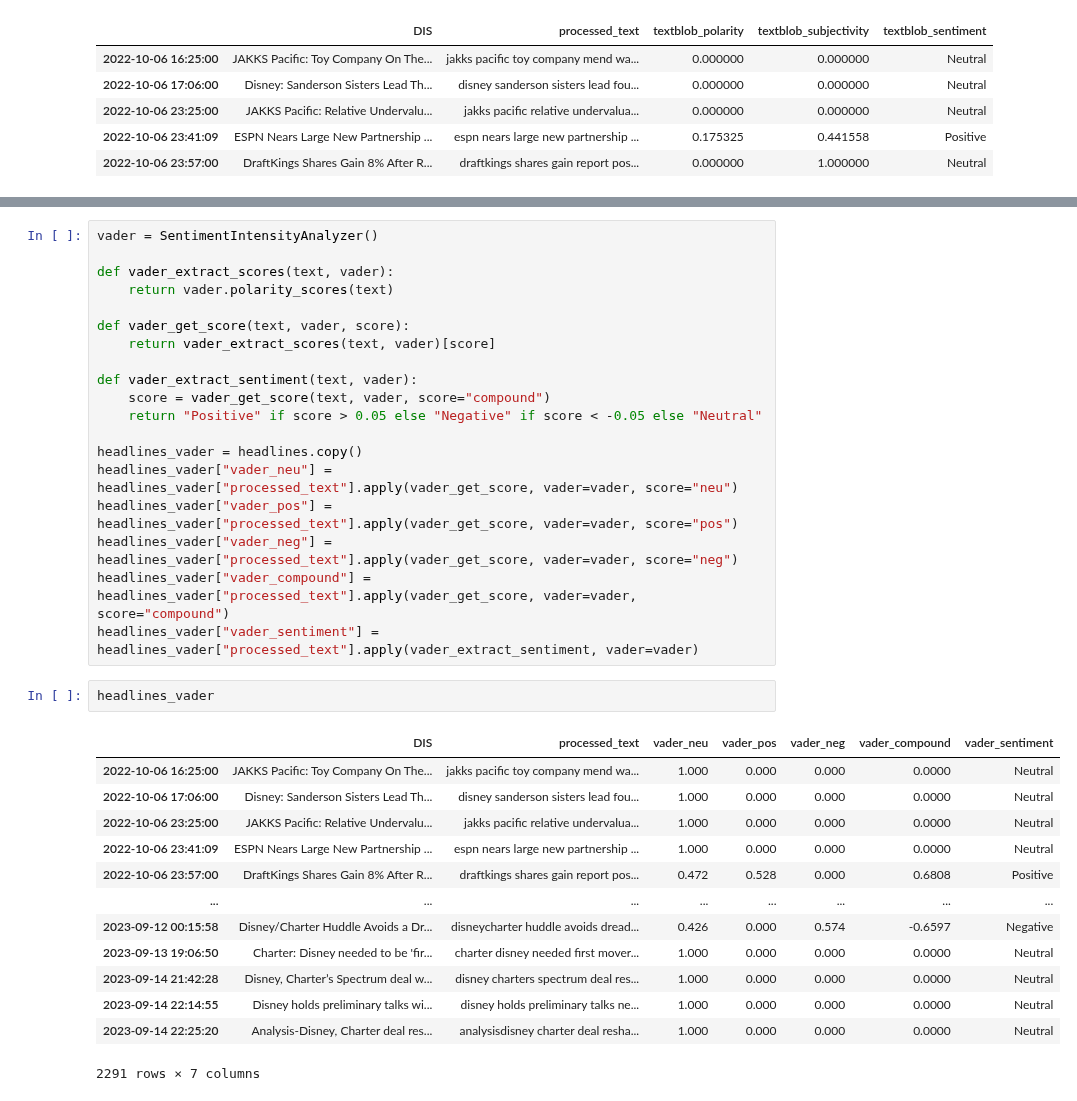
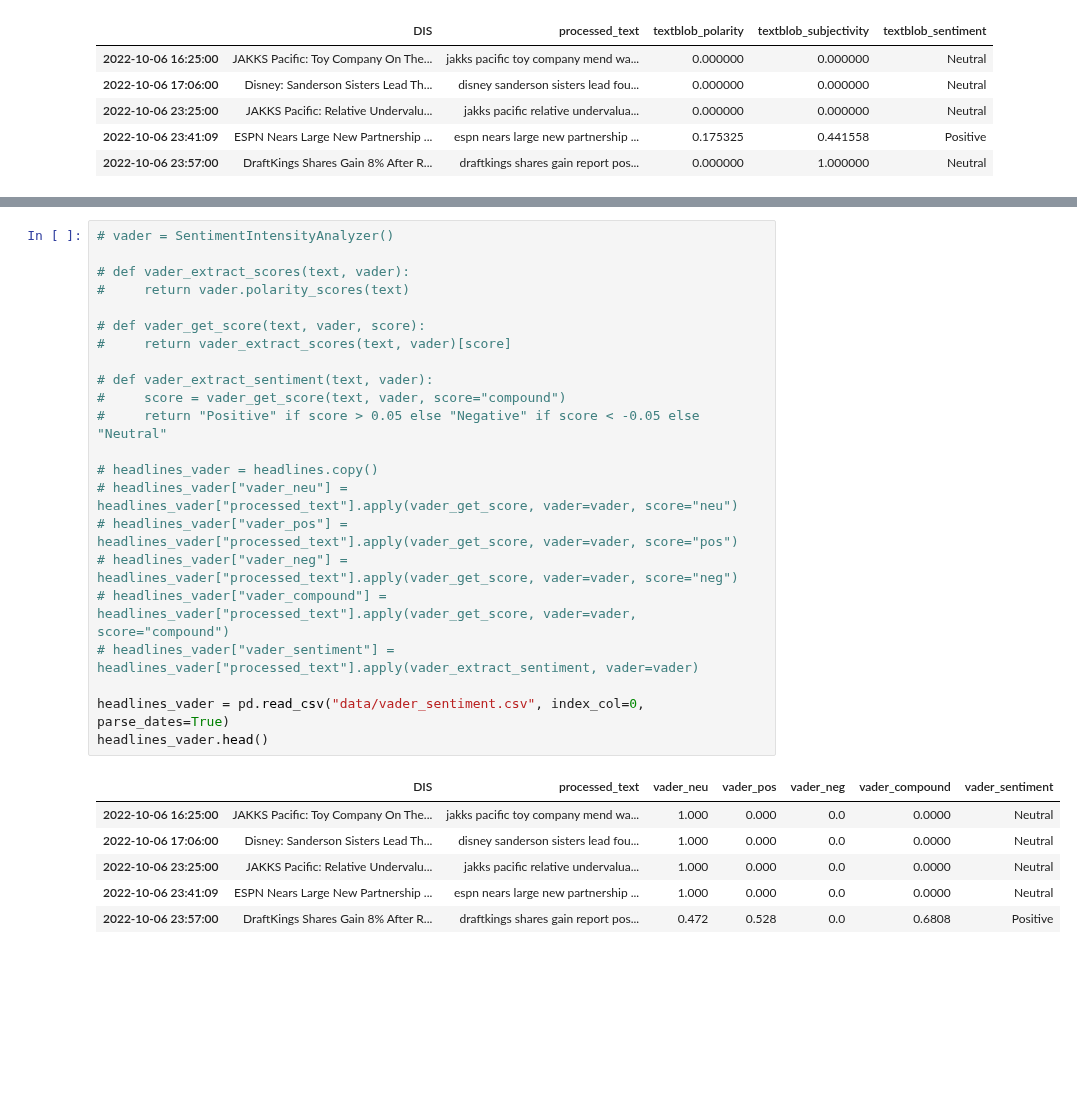
Before and after one commit to aungsias/Forays, a Jupyter notebook: WIP[SentimentAnalysis]/index.ipynb, the cells around one changed output, grey strips where cells are left out. Drawn from its saved outputs; the diff is of its cells as text; blank space fills up the shorter version.

```diff
--- a/WIP[SentimentAnalysis]/index.ipynb
+++ b/WIP[SentimentAnalysis]/index.ipynb
@@ -230,36 +208,30 @@ headlines_bert
 # %%
-vader = SentimentIntensityAnalyzer()
+# vader = SentimentIntensityAnalyzer()
 
-def vader_extract_scores(text, vader):
-    return vader.polarity_scores(text)
+# def vader_extract_scores(text, vader):
+#     return vader.polarity_scores(text)
 
-def vader_get_score(text, vader, score):
-    return vader_extract_scores(text, vader)[score]
+# def vader_get_score(text, vader, score):
+#     return vader_extract_scores(text, vader)[score]
 
-def vader_extract_sentiment(text, vader):
-    score = vader_get_score(text, vader, score="compound")
-    return "Positive" if score > 0.05 else "Negative" if score < -0.05 else "Neutral"
+# def vader_extract_sentiment(text, vader):
+#     score = vader_get_score(text, vader, score="compound")
+#     return "Positive" if score > 0.05 else "Negative" if score < -0.05 else "Neutral"
 
-headlines_vader = headlines.copy()
-headlines_vader["vader_neu"] = headlines_vader["processed_text"].apply(vader_get_score, vader=vader, score="neu")
-headlines_vader["vader_pos"] = headlines_vader["processed_text"].apply(vader_get_score, vader=vader, score="pos")
-headlines_vader["vader_neg"] = headlines_vader["processed_text"].apply(vader_get_score, vader=vader, score="neg")
-headlines_vader["vader_compound"] = headlines_vader["processed_text"].apply(vader_get_score, vader=vader, score="compound")
-headlines_vader["vader_sentiment"] = headlines_vader["processed_text"].apply(vader_extract_sentiment, vader=vader)
+# headlines_vader = headlines.copy()
+# headlines_vader["vader_neu"] = headlines_vader["processed_text"].apply(vader_get_score, vader=vader, score="neu")
+# headlines_vader["vader_pos"] = headlines_vader["processed_text"].apply(vader_get_score, vader=vader, score="pos")
+# headlines_vader["vader_neg"] = headlines_vader["processed_text"].apply(vader_get_score, vader=vader, score="neg")
+# headlines_vader["vader_compound"] = headlines_vader["processed_text"].apply(vader_get_score, vader=vader, score="compound")
+# headlines_vader["vader_sentiment"] = headlines_vader["processed_text"].apply(vader_extract_sentiment, vader=vader)
+
+headlines_vader = pd.read_csv("data/vader_sentiment.csv", index_col=0, parse_dates=True)
+headlines_vader.head()
+# %% [output]
+|  | DIS | processed_text | vader_neu | vader_pos | vader_neg | vader_compound | vader_sentiment |
+| 2022-10-06 16:25:00 | JAKKS Pacific: Toy Company On The... | jakks pacific toy company mend wa... | 1.000 | 0.000 | 0.0 | 0.0000 | Neutral |
+| 2022-10-06 17:06:00 | Disney: Sanderson Sisters Lead Th... | disney sanderson sisters lead fou... | 1.000 | 0.000 | 0.0 | 0.0000 | Neutral |
+| 2022-10-06 23:25:00 | JAKKS Pacific: Relative Undervalu... | jakks pacific relative undervalua... | 1.000 | 0.000 | 0.0 | 0.0000 | Neutral |
+| 2022-10-06 23:41:09 | ESPN Nears Large New Partnership ... | espn nears large new partnership ... | 1.000 | 0.000 | 0.0 | 0.0000 | Neutral |
+| 2022-10-06 23:57:00 | DraftKings Shares Gain 8% After R... | draftkings shares gain report pos... | 0.472 | 0.528 | 0.0 | 0.6808 | Positive |
-# %%
-headlines_vader
-# %% [output]
-|  | DIS | processed_text | vader_neu | vader_pos | vader_neg | vader_compound | vader_sentiment |
-| 2022-10-06 16:25:00 | JAKKS Pacific: Toy Company On The... | jakks pacific toy company mend wa... | 1.000 | 0.000 | 0.000 | 0.0000 | Neutral |
-| 2022-10-06 17:06:00 | Disney: Sanderson Sisters Lead Th... | disney sanderson sisters lead fou... | 1.000 | 0.000 | 0.000 | 0.0000 | Neutral |
-| 2022-10-06 23:25:00 | JAKKS Pacific: Relative Undervalu... | jakks pacific relative undervalua... | 1.000 | 0.000 | 0.000 | 0.0000 | Neutral |
-| 2022-10-06 23:41:09 | ESPN Nears Large New Partnership ... | espn nears large new partnership ... | 1.000 | 0.000 | 0.000 | 0.0000 | Neutral |
-| 2022-10-06 23:57:00 | DraftKings Shares Gain 8% After R... | draftkings shares gain report pos... | 0.472 | 0.528 | 0.000 | 0.6808 | Positive |
-| ... | ... | ... | ... | ... | ... | ... | ... |
-| 2023-09-12 00:15:58 | Disney/Charter Huddle Avoids a Dr... | disneycharter huddle avoids dread... | 0.426 | 0.000 | 0.574 | -0.6597 | Negative |
-| 2023-09-13 19:06:50 | Charter: Disney needed to be 'fir... | charter disney needed first mover... | 1.000 | 0.000 | 0.000 | 0.0000 | Neutral |
-| 2023-09-14 21:42:28 | Disney, Charter’s Spectrum deal w... | disney charters spectrum deal res... | 1.000 | 0.000 | 0.000 | 0.0000 | Neutral |
-| 2023-09-14 22:14:55 | Disney holds preliminary talks wi... | disney holds preliminary talks ne... | 1.000 | 0.000 | 0.000 | 0.0000 | Neutral |
-| 2023-09-14 22:25:20 | Analysis-Disney, Charter deal res... | analysisdisney charter deal resha... | 1.000 | 0.000 | 0.000 | 0.0000 | Neutral |
-2291 rows × 7 columns
 # %%
```
Also changed, not shown: parts of 13 cells of this notebook, 7 other files.
